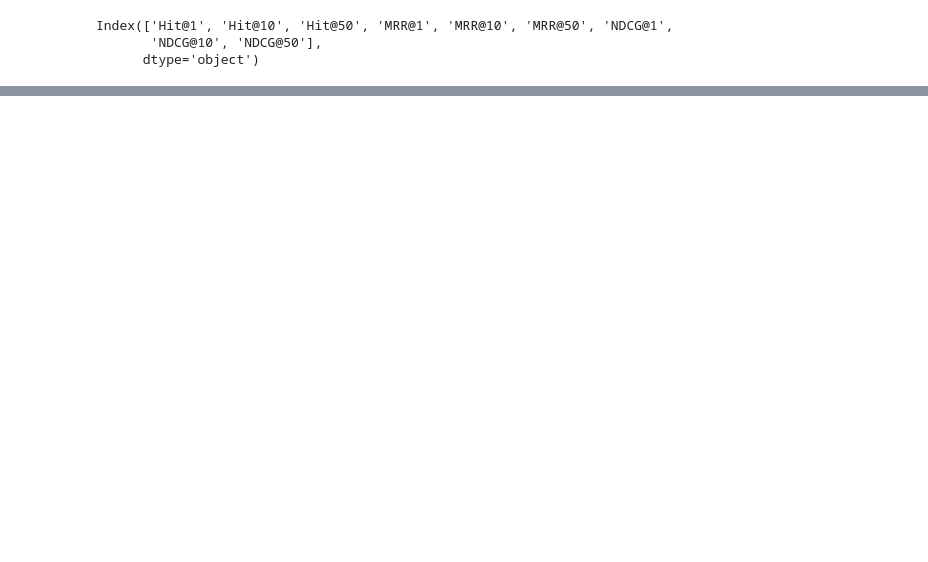
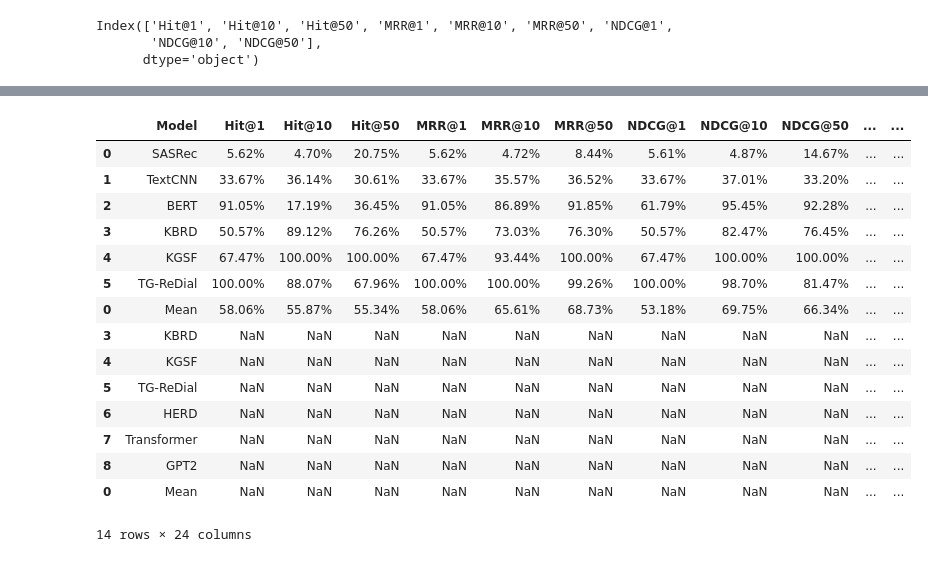
Before and after one commit to boostcampaitech5/level3_recsys_finalproject-recsys-07, a Jupyter notebook: data_science/model_eval_data.ipynb, the cells around one changed output, grey strips where cells are left out. Drawn from its saved outputs; the diff is of its cells as text; code cells hidden in the pictures; blank space fills up the shorter version.

```diff
--- a/data_science/model_eval_data.ipynb
+++ b/data_science/model_eval_data.ipynb
@@ -106,3 +106,22 @@ new_df
 14 rows × 24 columns
 # %%
 new_df.to_csv(PATH + 'model_eval_percent.csv', index=False)
+# %%
+new_df
+# %% [output]
+|  | Model | Hit@1 | Hit@10 | Hit@50 | MRR@1 | MRR@10 | MRR@50 | NDCG@1 | NDCG@10 | NDCG@50 | ... | ... |
+| 0 | SASRec | 5.62% | 4.70% | 20.75% | 5.62% | 4.72% | 8.44% | 5.61% | 4.87% | 14.67% | ... | ... |
+| 1 | TextCNN | 33.67% | 36.14% | 30.61% | 33.67% | 35.57% | 36.52% | 33.67% | 37.01% | 33.20% | ... | ... |
+| 2 | BERT | 91.05% | 17.19% | 36.45% | 91.05% | 86.89% | 91.85% | 61.79% | 95.45% | 92.28% | ... | ... |
+| 3 | KBRD | 50.57% | 89.12% | 76.26% | 50.57% | 73.03% | 76.30% | 50.57% | 82.47% | 76.45% | ... | ... |
+| 4 | KGSF | 67.47% | 100.00% | 100.00% | 67.47% | 93.44% | 100.00% | 67.47% | 100.00% | 100.00% | ... | ... |
+| 5 | TG-ReDial | 100.00% | 88.07% | 67.96% | 100.00% | 100.00% | 99.26% | 100.00% | 98.70% | 81.47% | ... | ... |
+| 0 | Mean | 58.06% | 55.87% | 55.34% | 58.06% | 65.61% | 68.73% | 53.18% | 69.75% | 66.34% | ... | ... |
+| 3 | KBRD | NaN | NaN | NaN | NaN | NaN | NaN | NaN | NaN | NaN | ... | ... |
+| 4 | KGSF | NaN | NaN | NaN | NaN | NaN | NaN | NaN | NaN | NaN | ... | ... |
+| 5 | TG-ReDial | NaN | NaN | NaN | NaN | NaN | NaN | NaN | NaN | NaN | ... | ... |
+| 6 | HERD | NaN | NaN | NaN | NaN | NaN | NaN | NaN | NaN | NaN | ... | ... |
+| 7 | Transformer | NaN | NaN | NaN | NaN | NaN | NaN | NaN | NaN | NaN | ... | ... |
+| 8 | GPT2 | NaN | NaN | NaN | NaN | NaN | NaN | NaN | NaN | NaN | ... | ... |
+| 0 | Mean | NaN | NaN | NaN | NaN | NaN | NaN | NaN | NaN | NaN | ... | ... |
+14 rows × 24 columns
```
Also changed, not shown: parts of 2 cells of this notebook, 1 other file.
